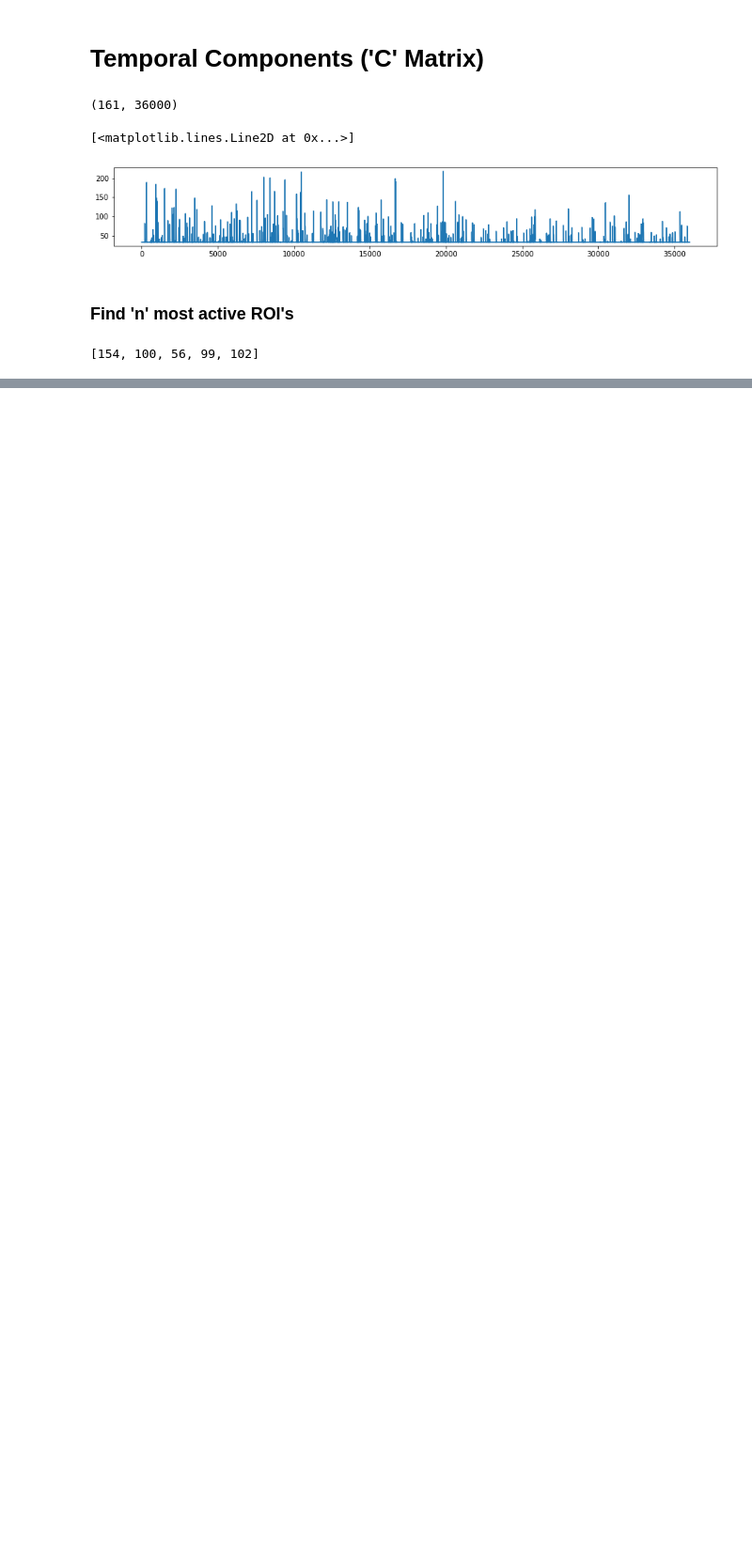
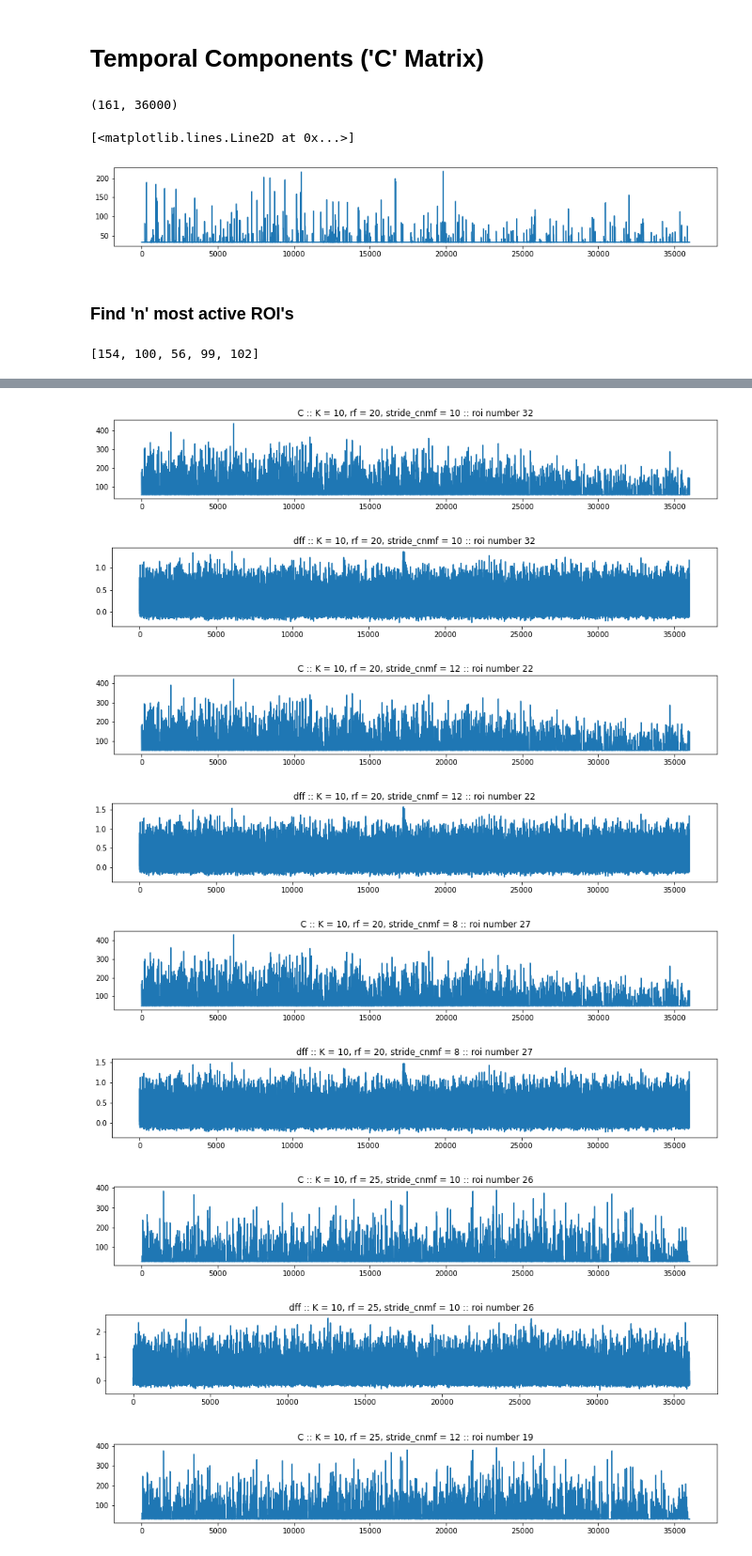
Before and after one commit to madelinescientist/madeline_analysis, a Jupyter notebook: hdf5_analysis.ipynb, the cells around one changed output, grey strips where cells are left out. Shown at 94% size. Cells and saved outputs as stored; diff of their text form; code cells hidden in the pictures; blank space fills up the shorter version.

Commit message:
add dff plots

```diff
--- a/hdf5_analysis.ipynb
+++ b/hdf5_analysis.ipynb
@@ -165,0 +106,21 @@ for file in files:
+# %%
+param_names = ['K', 'rf', 'stride_cnmf', 'gnb']
+def param_string(params):
+    return ', '.join([a + " = " + str(b) for a, b in zip(param_names, params)])
+
+def roi_output(hfile):
+    hf = h5py.File(hfile, 'r')
+    dims = np.array(hf['dims'])
+    A = load_A(hf)
+    roi_aggregate = np.sum(A, axis=1)
+    return roi_aggregate.reshape(dims, order='F')
+
+def get_C(hfile):
+    hf = h5py.File(hfile, 'r')
+    C = np.array(hf['estimates/C'])
+    return C
+
+def get_dff(hfile):
+    hf = h5py.File(hfile, 'r')
+    dff = np.array(hf['dff'])
+    return dff
@@ -165,0 +149,25 @@ for file in files:
+# %%
+# Plot the C and dff of the most active ROI for each hfile
+for file in files:
+    # get C and dff
+    C = get_C(os.path.join(input_folder, file))
+    dff = get_dff(os.path.join(input_folder, file))
+    # get most active ROI
+    roi = np.argpartition(np.std(C, axis=1), -1)[-1:].tolist()
+    # plot C
+    plt.figure(figsize=(15, 2))
+    plt.title('C :: ' + param_string(p.match(file).groups()[2:]) + ' :: roi number ' + str(roi[0]))
+    plt.plot(C[roi[0]])
+    plt.figure(figsize=(15, 2))
+    plt.title('dff :: ' + param_string(p.match(file).groups()[2:]) + ' :: roi number ' + str(roi[0]))
+    plt.plot(dff[roi[0]])
+# %% [output]
+[figure, added]
+[figure, added]
+[figure, added]
+[figure, added]
+[figure, added]
+[figure, added]
+[figure, added]
+[figure, added]
+[figure, added]
```
Also changed, not shown: parts of 14 cells of this notebook.
